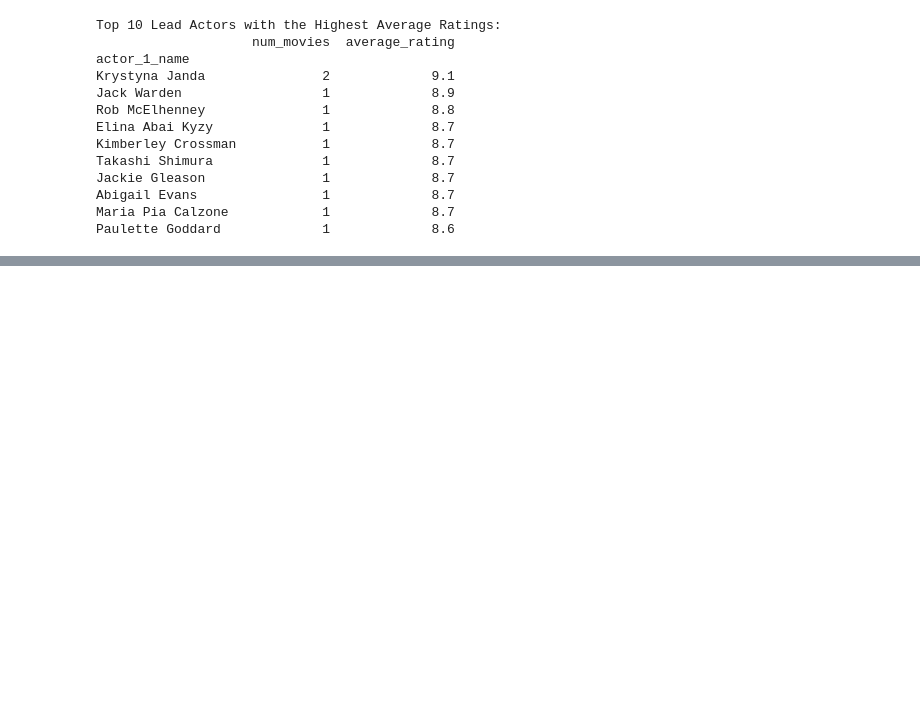
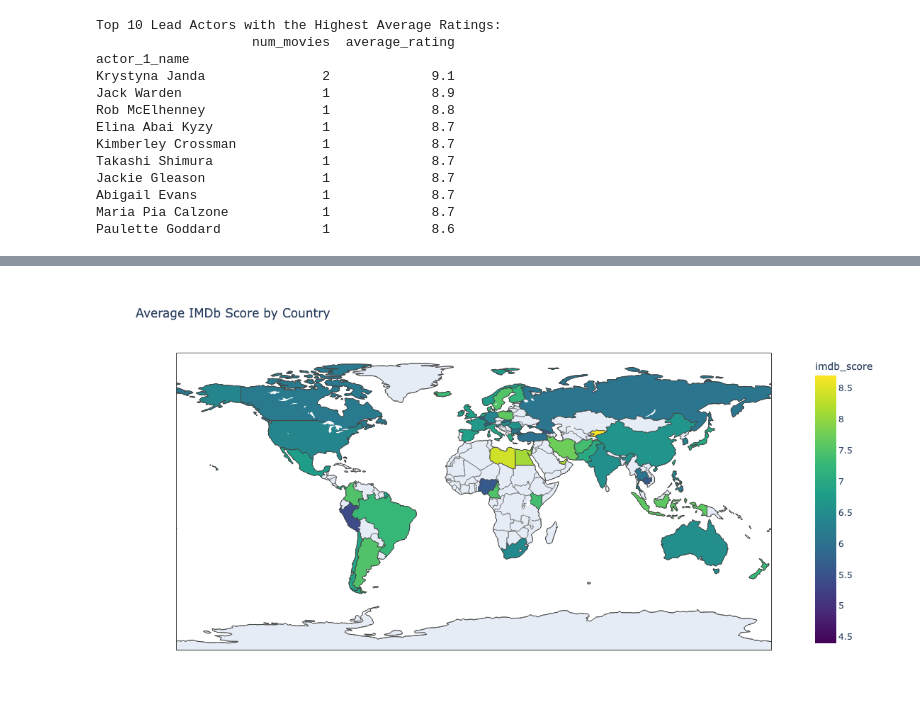
Before and after one commit to XueYiLu/Project-4, a Jupyter notebook: Cleaned_data/IrisVisualizations.ipynb, the cells around one changed output, grey strips where cells are left out. Cells and saved outputs as stored; diff of their text form; code cells hidden in the pictures; blank space fills up the shorter version.

```diff
--- a/Cleaned_data/IrisVisualizations.ipynb
+++ b/Cleaned_data/IrisVisualizations.ipynb
@@ -388,0 +485,32 @@ plt.show()
+# %%
+# Create a mapping dictionary to fix naming discrepancies
+name_mapping = {
+    'USA': 'United States of America',
+    'UK': 'United Kingdom'
+    # Add more mappings as needed
+}
+
+# Apply the mapping to the country names in the IMDb dataset
+df['country'] = df['country'].replace(name_mapping)
+
+# Merge the datasets using the standardized country names
+merged_data = world.merge(df.groupby('country')['imdb_score'].mean().reset_index(), how='left', left_on='name', right_on='country')
+# %%
+import plotly.express as px
+
+# Create a choropleth map with hover information
+fig = px.choropleth(merged_data,
+                    locations='iso_a3',
+                    color='imdb_score',
+                    hover_name='name',
+                    hover_data={'name': True, 'imdb_score': True},
+                    color_continuous_scale='viridis',
+                    title='Average IMDb Score by Country')
+
+# Customize layout
+fig.update_geos(showcountries=True, countrycolor="gray")
+fig.update_layout(geo=dict(showcoastlines=True))
+fig.update_layout(height=600, width=800)
+fig.show()
+# %% [output]
+[figure, added]
```
Also changed, not shown: parts of 8 cells of this notebook.
